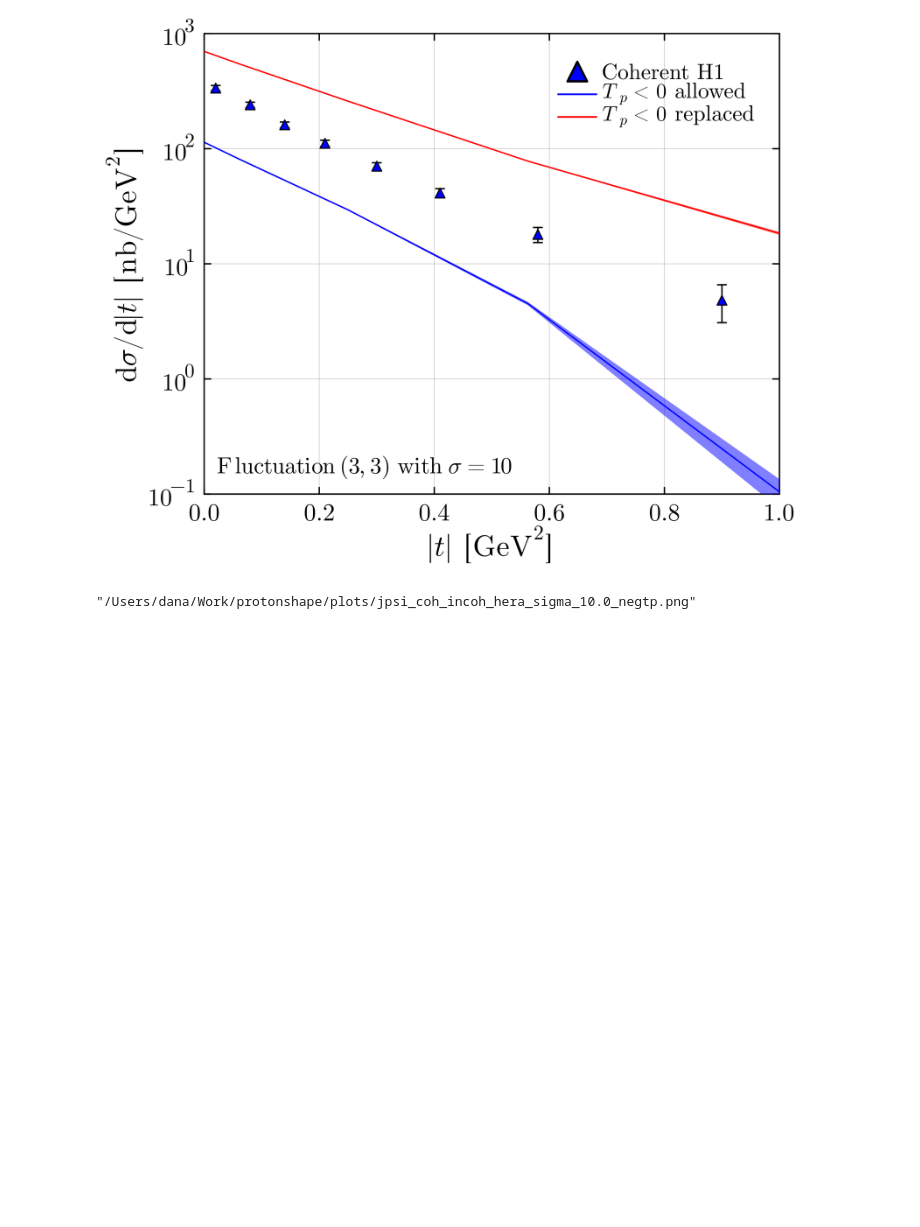
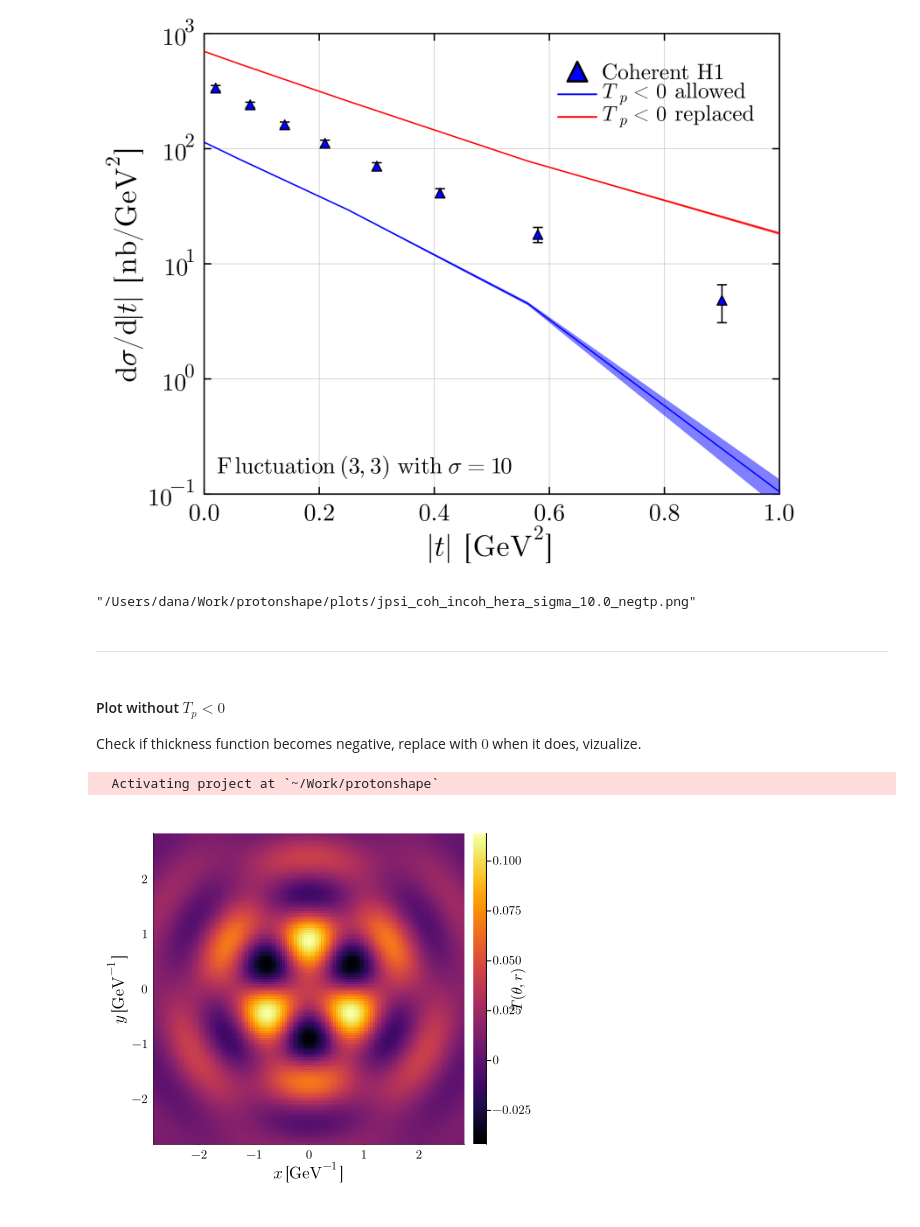
Before and after one commit to avramescudana/protonshape, a Jupyter notebook: notebooks/ShapeFunctionsTests.ipynb, the cells around one changed output. Saved outputs shown, nothing was run; the diff lists cells and outputs as text; code cells hidden in the pictures; blank space fills up the shorter version.

Commit message:
Plot thickness function with Tp<0 replaced by 0.

```diff
--- a/notebooks/ShapeFunctionsTests.ipynb
+++ b/notebooks/ShapeFunctionsTests.ipynb
@@ -203,3 +203,13 @@ annotate!(p, 0.28, 0.17, text(L"\mathrm{Fluctuation}~(3,3)~\mathrm{with}~\sigma=
 savefig(p, "../plots/jpsi_coh_incoh_hera_sigma_10.0_negtp.png")
 # %% [output]
 "/Users/dana/Work/protonshape/plots/jpsi_coh_incoh_hera_sigma_10.0_negtp.png"
+# %% [markdown]
+---
+# %% [markdown]
+#### Plot without $T_p<0$
+Check if thickness function becomes negative, replace with $0$ when it does, vizualize.
+# %%
+import Pkg
+Pkg.activate("/Users/dana/Work/protonshape")
+# %% [output]
+  Activating project at `~/Work/protonshape`
@@ -205,0 +221,5 @@ savefig(p, "../plots/jpsi_coh_incoh_hera_sigma_10.0_negtp.png")
+# %%
+sg = SingleConfiguration(coeff_dict=Dict((3, 3) => 5.0), L=√8, Nx=128, Ny=128, func_type="Tp", a=√8, env_func=gaussenv, α=4, checktp=false)
+sg = plot(sg)
+# %% [output]
+[figure, added]
```
Also changed, not shown: parts of 3 cells of this notebook, 1 other file.
